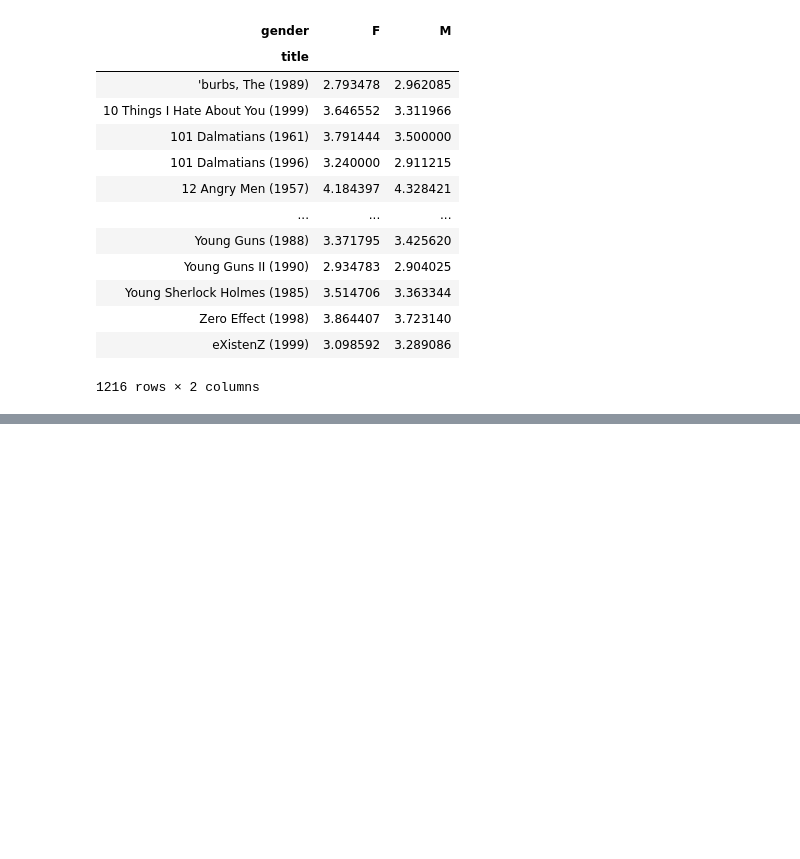
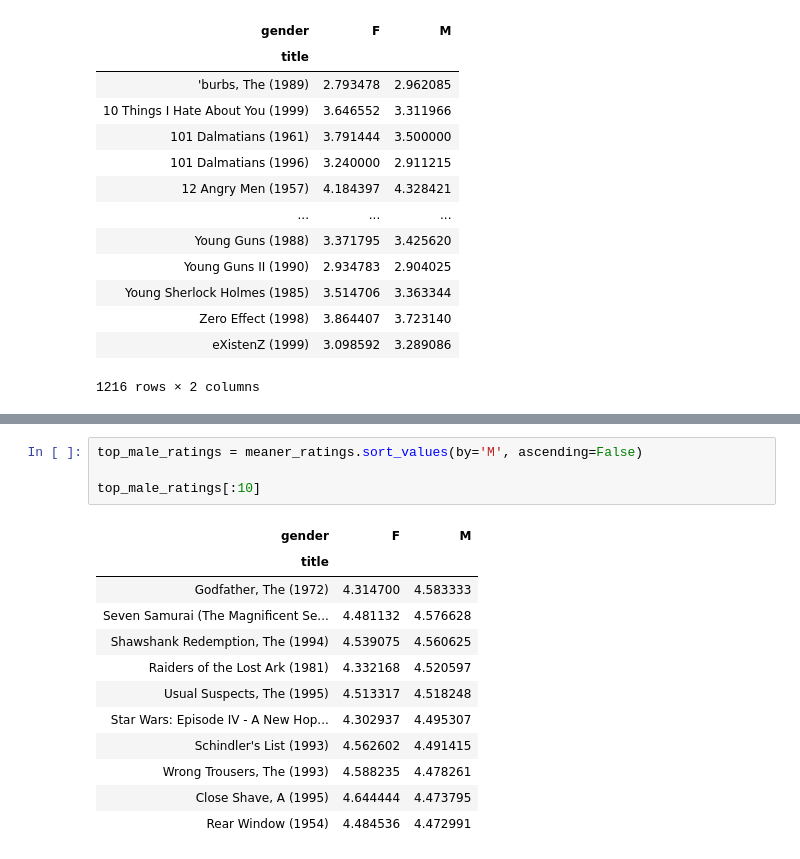
Before and after one commit to Bourbonplaytime/Python-Movie-Stats, a Jupyter notebook: movie-stats.ipynb, the cells around one changed output, grey strips where cells are left out. Cells and saved outputs as stored; diff of their text form; blank space fills up the shorter version.

```diff
--- a/movie-stats.ipynb
+++ b/movie-stats.ipynb
@@ -147,0 +153,17 @@ top_female_ratings[:10]
+# %%
+top_male_ratings = meaner_ratings.sort_values(by='M', ascending=False)
+
+top_male_ratings[:10]
+# %% [output]
+| gender | F | M |
+| title |  |  |
+| Godfather, The (1972) | 4.314700 | 4.583333 |
+| Seven Samurai (The Magnificent Se... | 4.481132 | 4.576628 |
+| Shawshank Redemption, The (1994) | 4.539075 | 4.560625 |
+| Raiders of the Lost Ark (1981) | 4.332168 | 4.520597 |
+| Usual Suspects, The (1995) | 4.513317 | 4.518248 |
+| Star Wars: Episode IV - A New Hop... | 4.302937 | 4.495307 |
+| Schindler's List (1993) | 4.562602 | 4.491415 |
+| Wrong Trousers, The (1993) | 4.588235 | 4.478261 |
+| Close Shave, A (1995) | 4.644444 | 4.473795 |
+| Rear Window (1954) | 4.484536 | 4.472991 |
```
Also changed, not shown: parts of 6 cells of this notebook.
